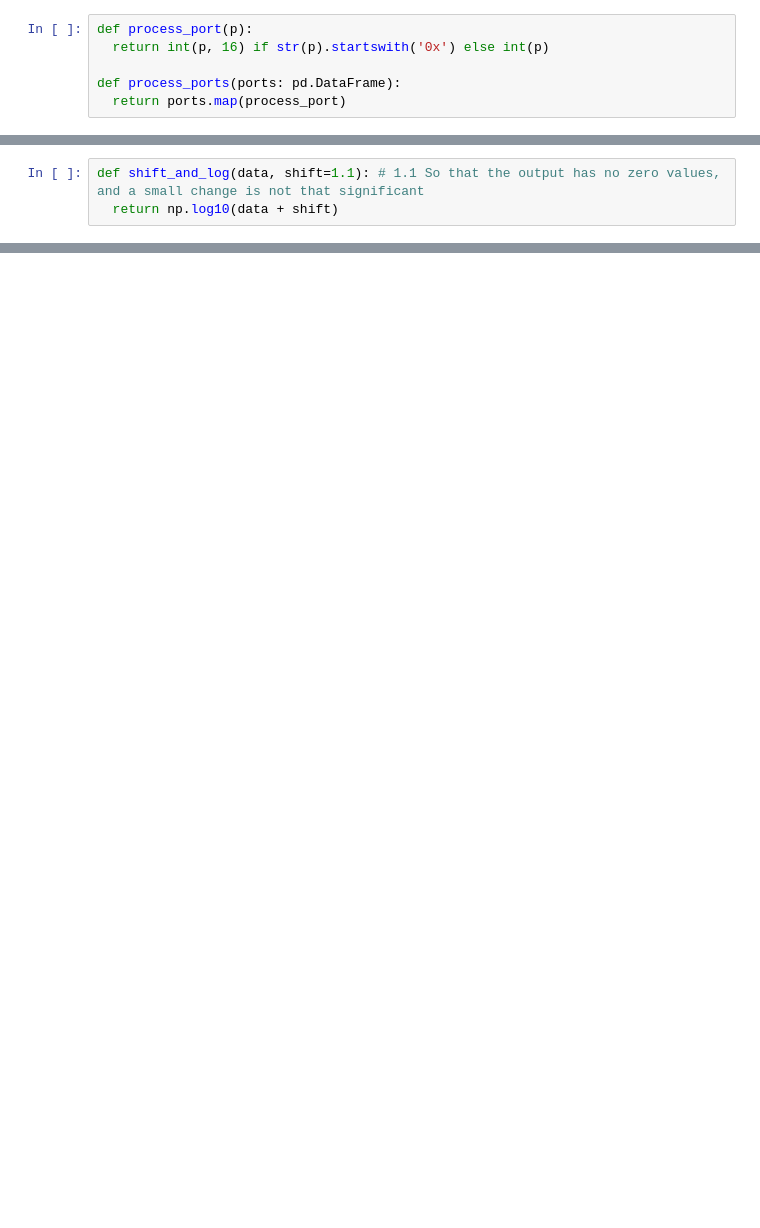
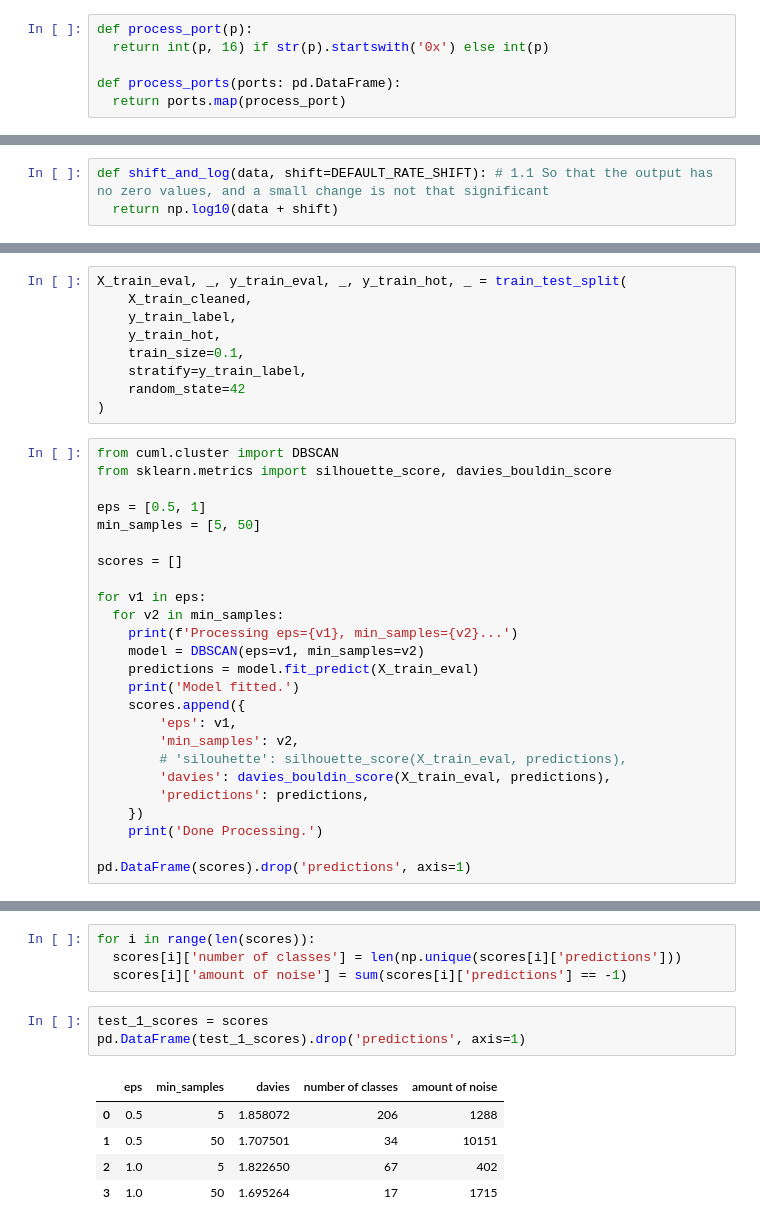
Before and after one commit to merzouka/bds.ml, a Jupyter notebook: preprocess/preprocess.ipynb, the cells around one changed output, grey strips where cells are left out. Saved outputs shown, nothing was run; the diff lists cells and outputs as text; blank space fills up the shorter version.

```diff
--- a/preprocess/preprocess.ipynb
+++ b/preprocess/preprocess.ipynb
@@ -92,3 +97,3 @@ def process_ports(ports: pd.DataFrame):
 # %%
-def shift_and_log(data, shift=1.1): # 1.1 So that the output has no zero values, and a small change is not that significant
+def shift_and_log(data, shift=DEFAULT_RATE_SHIFT): # 1.1 So that the output has no zero values, and a small change is not that significant
   return np.log10(data + shift)
@@ -135,0 +139,34 @@ print("ROC AUC:   ", cv_results['test_roc_auc_ovr'].mean().round(4))
+# %%
+X_train_eval, _, y_train_eval, _, y_train_hot, _ = train_test_split(
+    X_train_cleaned,
+    y_train_label,
+    y_train_hot,
+    train_size=0.1,
+    stratify=y_train_label,
+    random_state=42
+)
+# %%
+from cuml.cluster import DBSCAN
+from sklearn.metrics import silhouette_score, davies_bouldin_score
+
+eps = [0.5, 1]
+min_samples = [5, 50]
+
+scores = []
+
+for v1 in eps:
+  for v2 in min_samples:
+    print(f'Processing eps={v1}, min_samples={v2}...')
+    model = DBSCAN(eps=v1, min_samples=v2)
+    predictions = model.fit_predict(X_train_eval)
+    print('Model fitted.')
+    scores.append({
+        'eps': v1,
+        'min_samples': v2,
+        # 'silouhette': silhouette_score(X_train_eval, predictions),
+        'davies': davies_bouldin_score(X_train_eval, predictions),
+        'predictions': predictions,
+    })
+    print('Done Processing.')
+
+pd.DataFrame(scores).drop('predictions', axis=1)
@@ -135,0 +195,13 @@ print("ROC AUC:   ", cv_results['test_roc_auc_ovr'].mean().round(4))
+# %%
+for i in range(len(scores)):
+  scores[i]['number of classes'] = len(np.unique(scores[i]['predictions']))
+  scores[i]['amount of noise'] = sum(scores[i]['predictions'] == -1)
+# %%
+test_1_scores = scores
+pd.DataFrame(test_1_scores).drop('predictions', axis=1)
+# %% [output]
+|  | eps | min_samples | davies | number of classes | amount of noise |
+| 0 | 0.5 | 5 | 1.858072 | 206 | 1288 |
+| 1 | 0.5 | 50 | 1.707501 | 34 | 10151 |
+| 2 | 1.0 | 5 | 1.822650 | 67 | 402 |
+| 3 | 1.0 | 50 | 1.695264 | 17 | 1715 |
```
Also changed, not shown: parts of 7 cells of this notebook.
